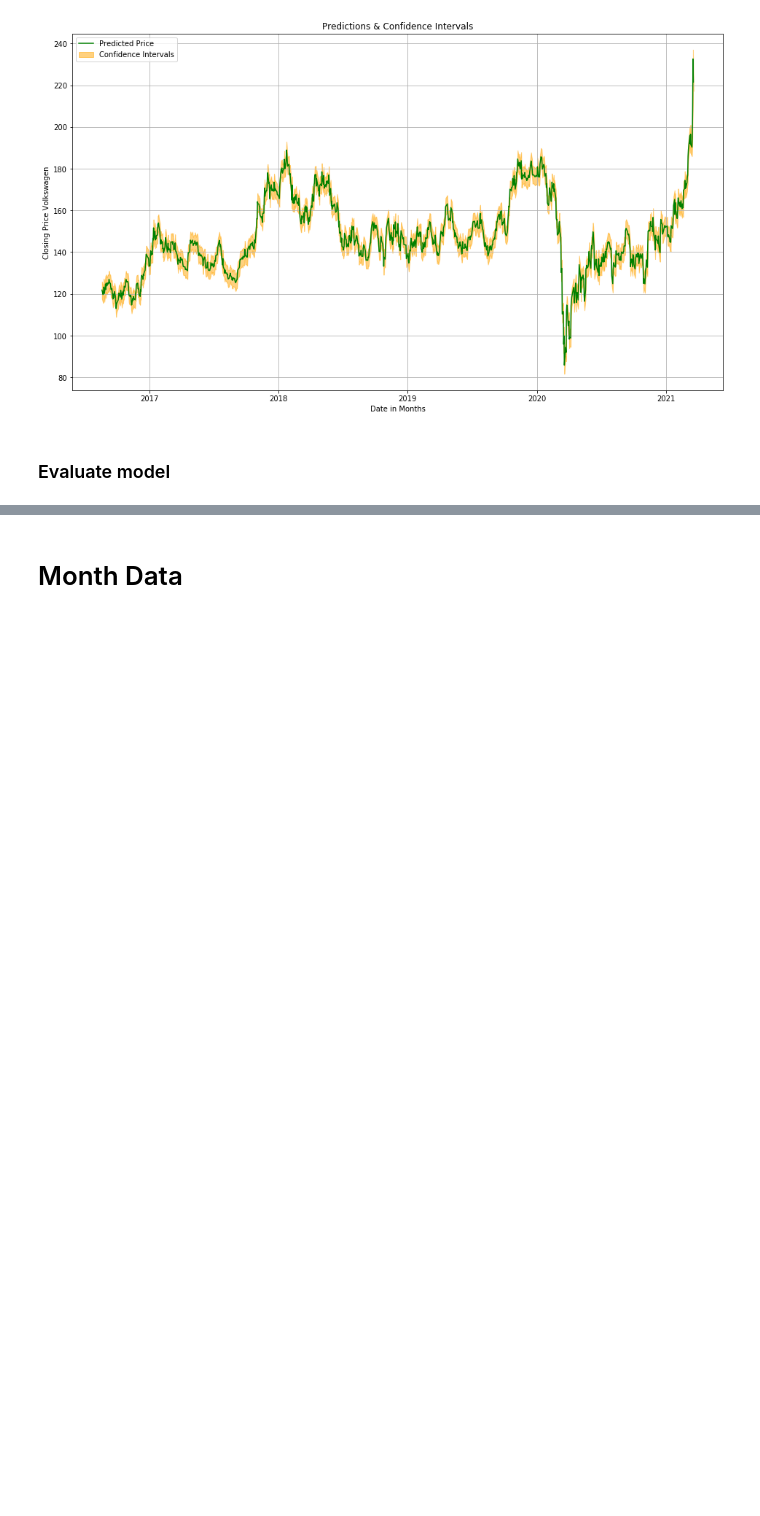
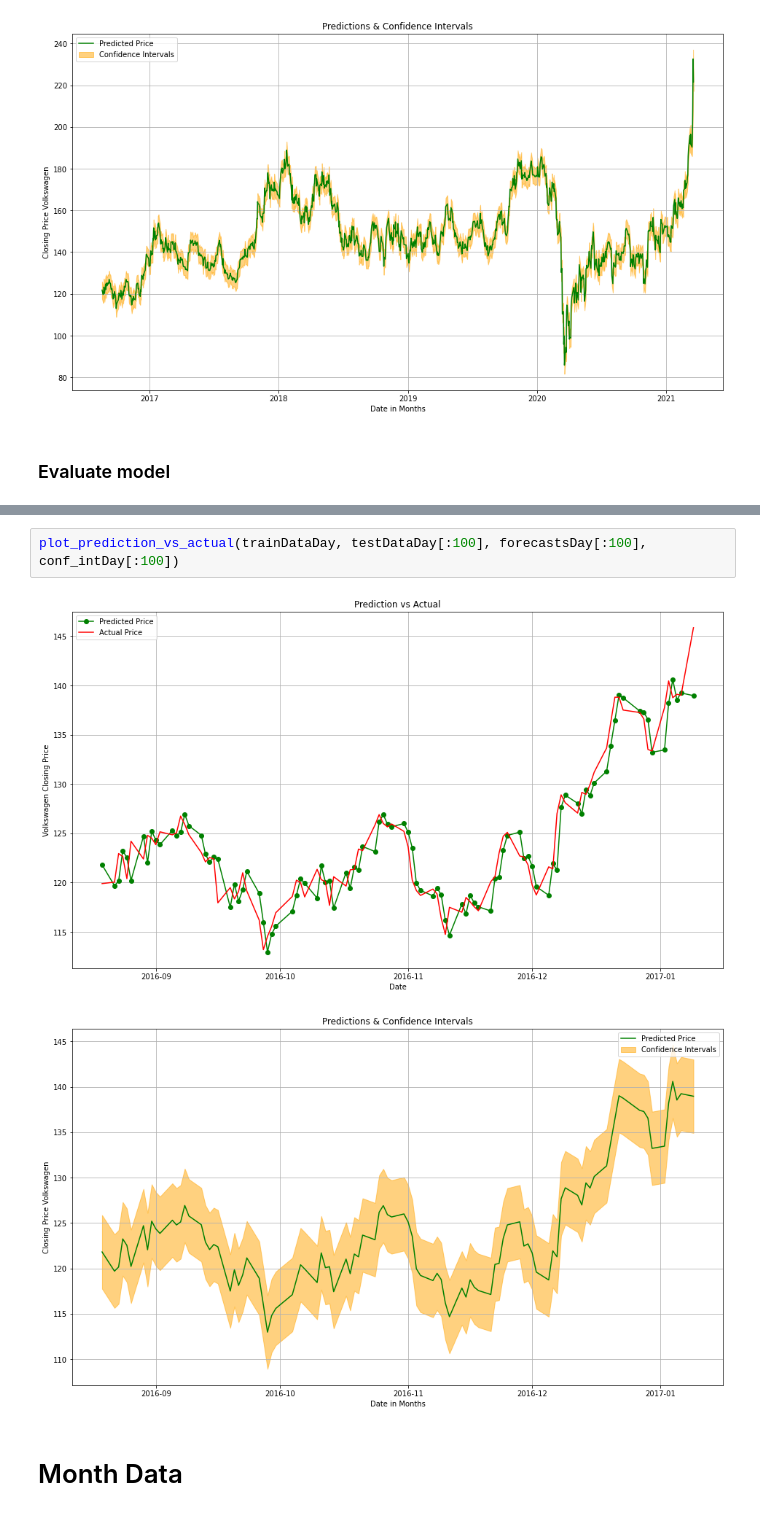
Before and after one commit to AktienKursVorhersage/Zeitreihenanalyse, a Jupyter notebook: Time Series.ipynb, the cells around one changed output, grey strips where cells are left out. Saved outputs shown, nothing was run; the diff lists cells and outputs as text; blank space fills up the shorter version.

Commit message:
Added Images

```diff
--- a/Time Series.ipynb
+++ b/Time Series.ipynb
@@ -264,3 +264,8 @@ R2 Score: 0.9720234226385642
+# %%
+plot_prediction_vs_actual(trainDataDay, testDataDay[:100], forecastsDay[:100], conf_intDay[:100])
+# %% [output]
+[figure, added]
+[figure, added]
 # %% [markdown]
 # Month Data
 # %% [markdown]
```
Also changed, not shown: parts of 4 cells of this notebook, 4 other files.
